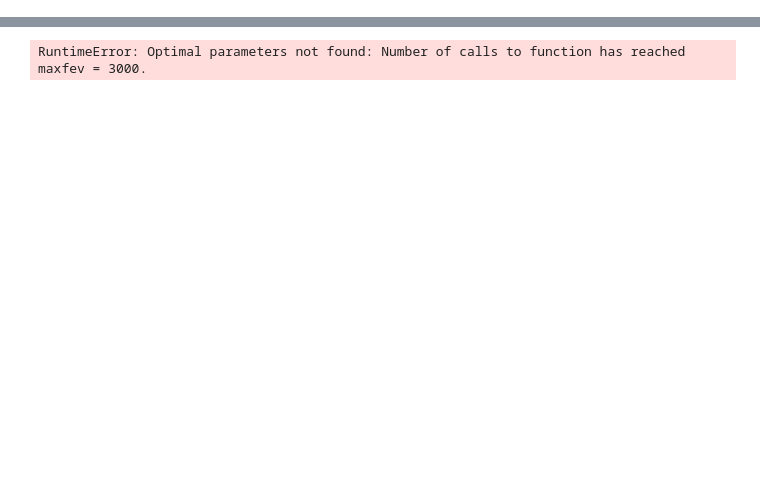
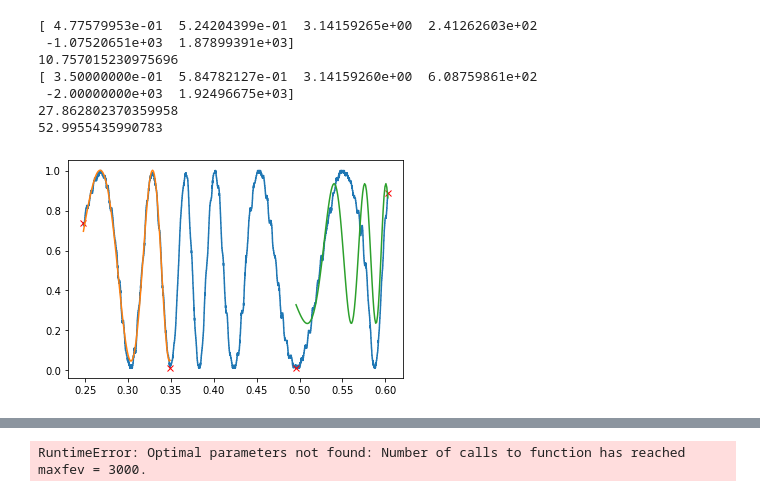
Before and after one commit to ttlindkvist/exphys2, a Jupyter notebook: Mach Zehnder/pressure.ipynb, the cells around one changed output, grey strips where cells are left out. Cells and saved outputs as stored; diff of their text form; code cells hidden in the pictures; blank space fills up the shorter version.

```diff
--- a/Mach Zehnder/pressure.ipynb
+++ b/Mach Zehnder/pressure.ipynb
@@ -40,6 +40,4 @@ pressures = np.array([
     1.5
 ])
 detected = np.array([])
-# %%
-pressures = np.append(pressures, 1.5)
 # %%
@@ -79,0 +163,39 @@ plt.plot(data[start:end,0], data[start:end,1])
+# %%
+def adv_sine(x, *args):
+    a,b,c,d,e,f = args
+    return np.sin(c+d*x + e*x*x + f*x*x*x)*a + b
+def find_phase(t1, t2, *args):
+    a,b,c,d,e,f = args
+    return abs(d*t2 + e*t2*t2 + f*t2*t2*t2  - (d*t1 + e*t1*t1 + f*t1*t1*t1))
+# %%
+subdiv = np.array([0])
+peaks = find_peaks(-data[start:end,1], height=-0.05, distance=300)[0]
+subdiv = np.append(subdiv,[peaks[1], peaks[-2]])
+subdiv = np.append(subdiv, end-start)
+subdiv += start
+plt.plot(data[start:end,0], data[start:end,1])
+plt.plot(data[subdiv,0], data[subdiv,1], 'rx')
+
+total_phase = 0
+cs = []
+bounds = ((0.35, 0.35, -np.pi, -1000, -2000, -2000), (0.65, 0.65, np.pi, 1000, 2000, 2000))
+for j in (1, len(subdiv)-1):
+    sub_data = data[subdiv[j-1]:subdiv[j]]
+
+    popt, pcov = curve_fit(adv_sine, sub_data[:,0], sub_data[:,1], p0=[0.5, 0.5, 0., 100., 1., 0.], maxfev=30000, bounds=bounds)
+    cs.append(popt[2])
+    print(popt)
+    xs = np.linspace(sub_data[0,0], sub_data[-1,0], 100)
+    plt.plot(xs, adv_sine(xs, *popt))
+    total_phase += find_phase(sub_data[0,0],sub_data[-1,0],*popt)
+    print(total_phase)
+print(total_phase + 2*np.pi*(len(peaks)-2))
+# %% [output]
+[ 4.77579953e-01  5.24204399e-01  3.14159265e+00  2.41262603e+02
+ -1.07520651e+03  1.87899391e+03]
+10.757015230975696
+[ 3.50000000e-01  5.84782127e-01  3.14159260e+00  6.08759861e+02
+ -2.00000000e+03  1.92496675e+03]
+27.862802370359958
+52.9955435990783
+[figure, added]
```
Also changed, not shown: parts of 20 cells of this notebook, 1 other file.
